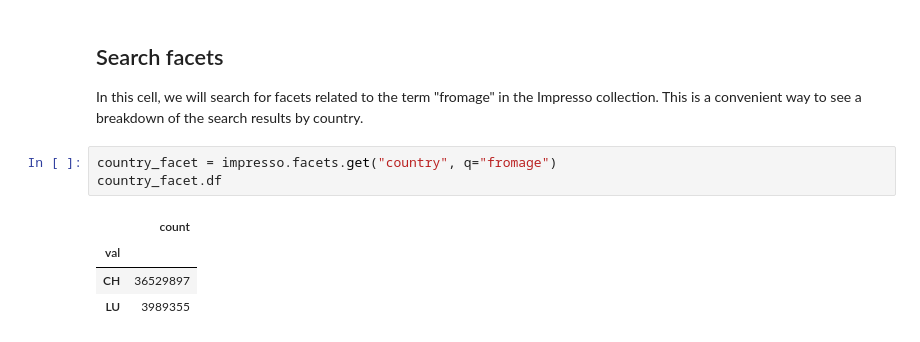
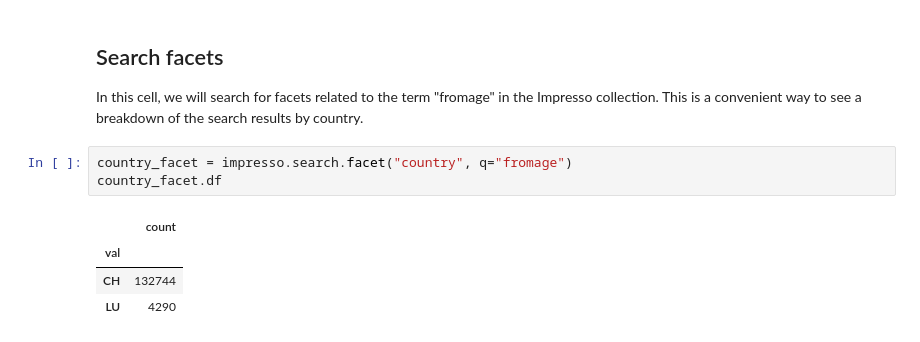
Before and after one commit to impresso/impresso-py, a Jupyter notebook: examples/notebooks/basic.ipynb, the cells around one changed output. Cells and saved outputs as stored; diff of their text form.

```diff
--- a/examples/notebooks/basic.ipynb
+++ b/examples/notebooks/basic.ipynb
@@ -106,10 +106,10 @@ article.df[['uid', 'country', 'language']]
 
 In this cell, we will search for facets related to the term "fromage" in the Impresso collection. This is a convenient way to see a breakdown of the search results by country.
 # %%
-country_facet = impresso.facets.get("country", q="fromage")
+country_facet = impresso.search.facet("country", q="fromage")
 country_facet.df
 # %% [output]
 |  | count |
 | val |  |
-| CH | 36529897 |
-| LU | 3989355 |
+| CH | 132744 |
+| LU | 4290 |
```
Also changed, not shown: parts of 4 cells of this notebook, 13 other files.
